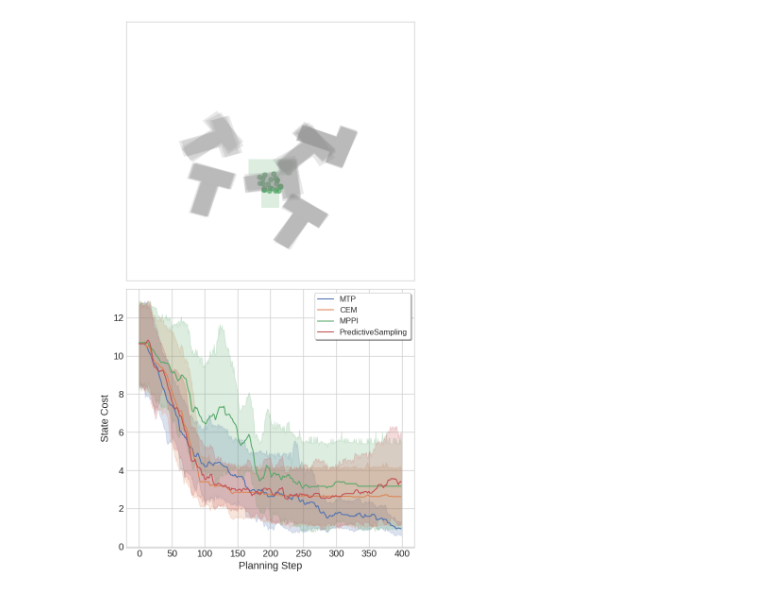
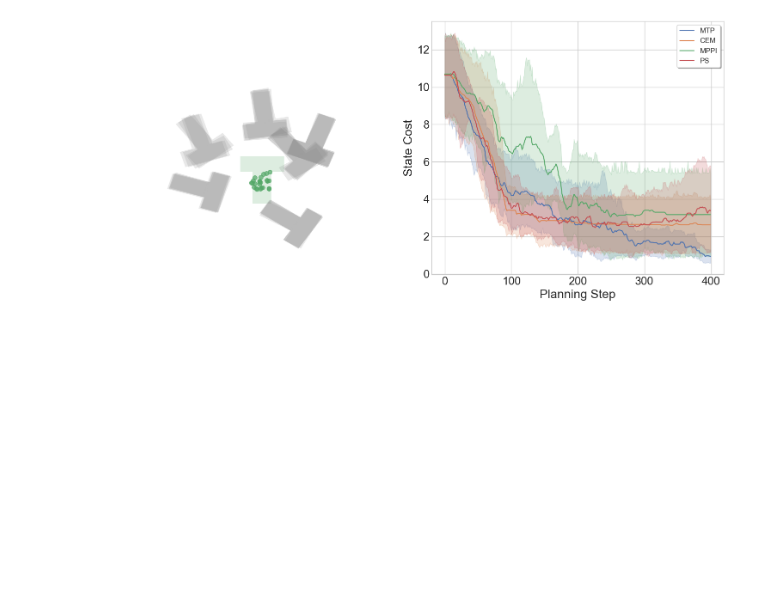
Before and after one commit to magnusdierking/mtp-thesis, a Jupyter notebook: experiments/fr3/plot_rollout-data.ipynb, the cells around one changed output. Saved outputs shown, nothing was run; the diff lists cells and outputs as text; code cells hidden in the pictures; blank space fills up the shorter version.

Commit message:
Polished go2 example New plotting of fr3 results Gait tracking cost in go2 task Adjustable initial control in MPPI params

```diff
--- a/experiments/fr3/plot_rollout-data.ipynb
+++ b/experiments/fr3/plot_rollout-data.ipynb
@@ -33,8 +33,8 @@ def t_shape_polys(x, y, yaw, stem_w, stem_h, head_w, head_h):
     stem_center_local = np.array([0.0, -head_h / 2.0])
     head_center_local = np.array([0.0,  stem_h / 2.0])
 
-    stem_center_world = (stem_center_local @ rotmat(yaw).T) + np.array([x, y])
-    head_center_world = (head_center_local @ rotmat(yaw).T) + np.array([x, y])
+    stem_center_world = (stem_center_local @ rotmat(yaw).T) + np.array([x, y]) + np.array([0.0425, 0.0])
+    head_center_world = (head_center_local @ rotmat(yaw).T) + np.array([x, y]) + np.array([0.0425, 0.0])
 
     stem_poly = rectangle_corners(stem_center_world, stem_w, stem_h, yaw)
     head_poly = rectangle_corners(head_center_world, head_w, head_h, yaw)
@@ -79,7 +79,13 @@ def quat_to_yaw_manual(qx, qy, qz, qw):
     yaw = np.arctan2(sin_yaw_2, cos_yaw_2)
     return np.rad2deg(yaw)
 
+def subsample_to_target(data, target_steps=300):
+    """Uniformly subsample data to target_steps if longer."""
+    if len(data) <= target_steps:
+        return data
+    indices = np.linspace(0, len(data) - 1, target_steps, dtype=int)
+    return [data[i] for i in indices]
 
 import seaborn as sns
 import pandas as pd
-sns.set(font_scale=1.3, rc={'font.size':12, 'font.family':'serif'})
+sns.set(font_scale=1.7, rc={'font.size':17, 'font.family':'serif'})
@@ -230,6 +188,5 @@ plt.show()
 # %%
 seeds = [0, 1, 2, 3, 5, 6]
-# seeds = [6]
 
 
 # Collect all data into long-form DataFrame
@@ -250,56 +207,64 @@ for algo in ["MTP", "CEM", "MPPI", "PredictiveSampling"]:
 
         x = data[5]['object_pos'][0]
         y = data[5]['object_pos'][1]
-        if seed in [1, 6]:
+        if seed in [1]:
             x -= 0.1
-
+        elif seed in [6]:
+            x += 0.1
+        label = "PS" if algo == "PredictiveSampling" else algo
         init_T.append(np.concatenate((np.array([x, y]), np.array([jaw]))))
         timestep = np.arange(min(400, len(data)))
         df_list.append(pd.DataFrame({
             'timestep': timestep,
             'terminal_error': [d["terminal_error"] for d in data[:400]],
-            'algo': algo,
+            'algo': label,
             'seed': seed
         }))
 
 plt.style.use('seaborn-v0_8-whitegrid')
-fig, axes = plt.subplots(2, 1, figsize=(7, 12))
+fig, axes = plt.subplots(1, 2, figsize=(15, 7))
 df = pd.concat(df_list)
 init_Ts = np.array(init_T)
 
 
-init_ee = np.ones((init_Ts.shape[0], 2)) * np.array([0.0, 0.5])
+init_ee = np.ones((init_Ts.shape[0], 2)) * np.array([0.0425, 0.5])
 init_ee += np.random.uniform(-0.03, 0.03, size=init_ee.shape)
 # plot
 axes[0].scatter(init_ee[:, 0], init_ee[:, 1], s=50, c='C2', alpha=0.7, label='Initial end-effector')
 draw_t(axes[0], 0.0, 0.5, 0.0, stem_w=0.05, stem_h=0.1, head_w=0.12, head_h=0.05,
            face_alpha=0.2, facecolor='C2')
 
 # draw Ts
 for i in range(init_Ts.shape[0]):
     x, y, yaw = init_Ts[i]
-    yaw += np.pi
+    yaw += np.pi/2
     draw_t(axes[0], -y, x, yaw, stem_w=0.05, stem_h=0.1, head_w=0.12, head_h=0.05,
            face_alpha=0.2, facecolor='C7')
 
 axes[0].set_xlim([-0.4, 0.4])
 axes[0].set_ylim([0.2, 1.0])
 # remove ticks
 axes[0].set_xticks([])
 axes[0].set_yticks([])
+# remove border
+for spine in axes[0].spines.values():
+    spine.set_visible(False)
+
 
 sns.lineplot(data=df, x='timestep', y='terminal_error', hue='algo', ax=axes[1])
 axes[1].set_xlabel("Planning Step")
 axes[1].set_ylabel("State Cost")
 axes[1].legend(
     loc='upper right',           # Position: 'upper right', 'lower center', etc.
     frameon=True,                # Box around legend
     fancybox=True,               # Rounded box
     shadow=True,                 # Drop shadow
     ncol=1,                      # Columns (1=vertical)
     fontsize=12                  # Text size
 )
 plt.tight_layout()
 plt.show()
+# save as pdf
+fig.savefig("fr3_pusht_3dof_results.pdf", bbox_inches='tight')
 # %% [output]
-[figure, old version]
+[figure, new version]
```
Also changed, not shown: parts of 2 cells of this notebook, 11 other files.
